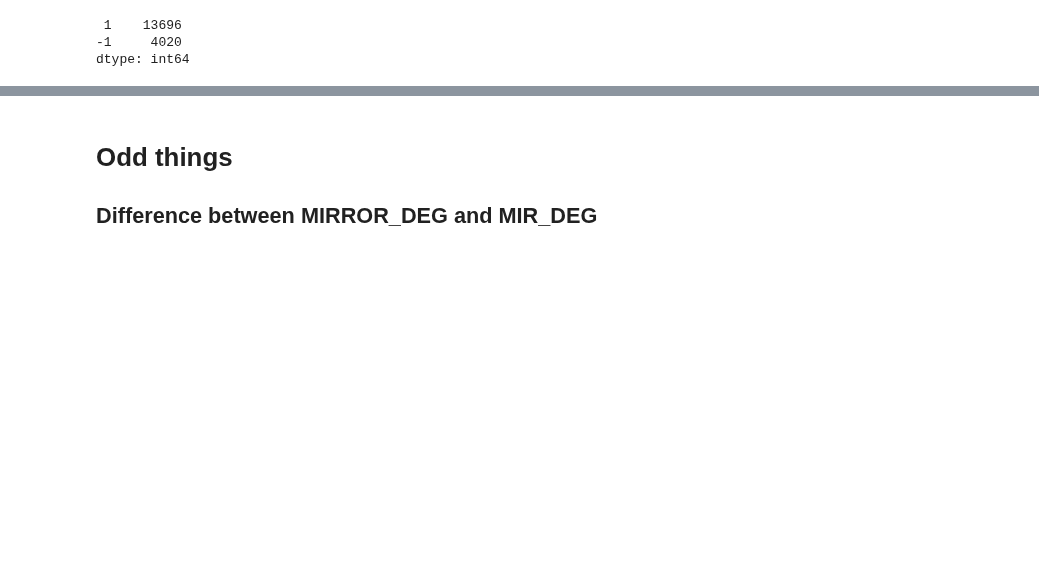
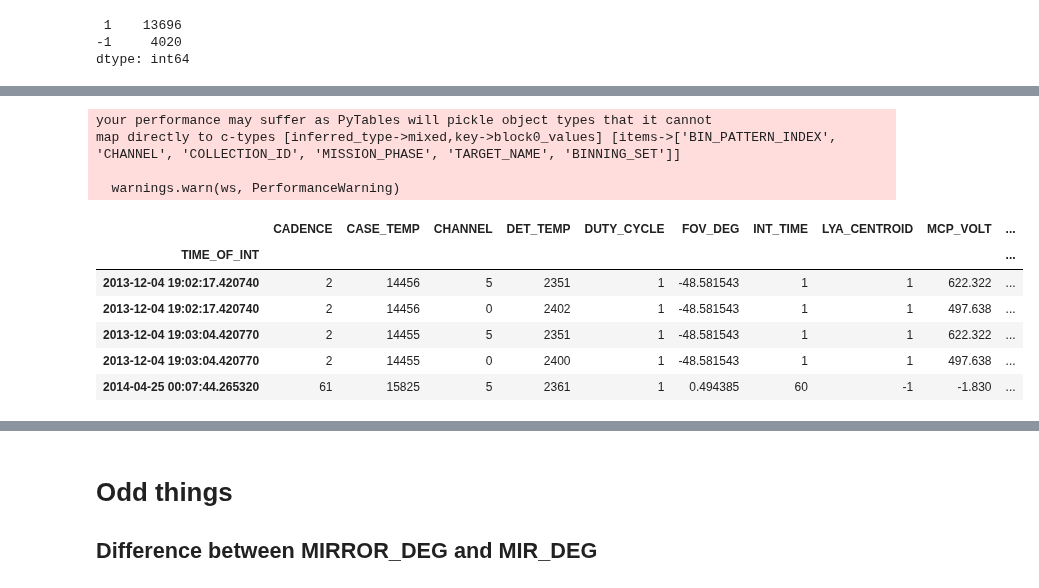
Before and after one commit to michaelaye/iuvs, a Jupyter notebook: notebooks/2015-06-16 L1A dark scan analysis.ipynb, the cells around one changed output, grey strips where cells are left out. Saved outputs shown, nothing was run; the diff lists cells and outputs as text; code cells hidden in the pictures; blank space fills up the shorter version.

```diff
--- a/notebooks/2015-06-16 L1A dark scan analysis.ipynb
+++ b/notebooks/2015-06-16 L1A dark scan analysis.ipynb
@@ -207,0 +245,2 @@ dtype: int64
+# %%
+df.sort_index(inplace=True)
@@ -207,0 +287,3 @@ dtype: int64
+# %%
+cols_of_interest = df.columns.drop('anc_svn_revision  bin_tbl code_svn_revision obs_id'
+                                   ' orbit_number process product_id'.upper().split())
@@ -207,0 +292,23 @@ dtype: int64
+# %%
+df=df[cols_of_interest]
+# df = df.select_dtypes(include=[float, int])
+# df= df.drop('SW_VER NAXIS3'.split(), axis=1)
+# %%
+df = df.dropna(how='any')
+# %%
+df.to_hdf('/Users/klay6683/data/iuvs/dark_stuff/to_study.h5','df')
+# %% [output]
+your performance may suffer as PyTables will pickle object types that it cannot
+map directly to c-types [inferred_type->mixed,key->block0_values] [items->['BIN_PATTERN_INDEX', 'CHANNEL', 'COLLECTION_ID', 'MISSION_PHASE', 'TARGET_NAME', 'BINNING_SET']]
+
+  warnings.warn(ws, PerformanceWarning)
+# %%
+df.head()
+# %% [output]
+|  | CADENCE | CASE_TEMP | CHANNEL | DET_TEMP | DUTY_CYCLE | FOV_DEG | INT_TIME | LYA_CENTROID | MCP_VOLT | ... |
+| TIME_OF_INT |  |  |  |  |  |  |  |  |  | ... |
+| 2013-12-04 19:02:17.420740 | 2 | 14456 | 5 | 2351 | 1 | -48.581543 | 1 | 1 | 622.322 | ... |
+| 2013-12-04 19:02:17.420740 | 2 | 14456 | 0 | 2402 | 1 | -48.581543 | 1 | 1 | 497.638 | ... |
+| 2013-12-04 19:03:04.420770 | 2 | 14455 | 5 | 2351 | 1 | -48.581543 | 1 | 1 | 622.322 | ... |
+| 2013-12-04 19:03:04.420770 | 2 | 14455 | 0 | 2400 | 1 | -48.581543 | 1 | 1 | 497.638 | ... |
+| 2014-04-25 00:07:44.265320 | 61 | 15825 | 5 | 2361 | 1 | 0.494385 | 60 | -1 | -1.830 | ... |
```
Also changed, not shown: parts of 18 cells of this notebook, 1 other file.
